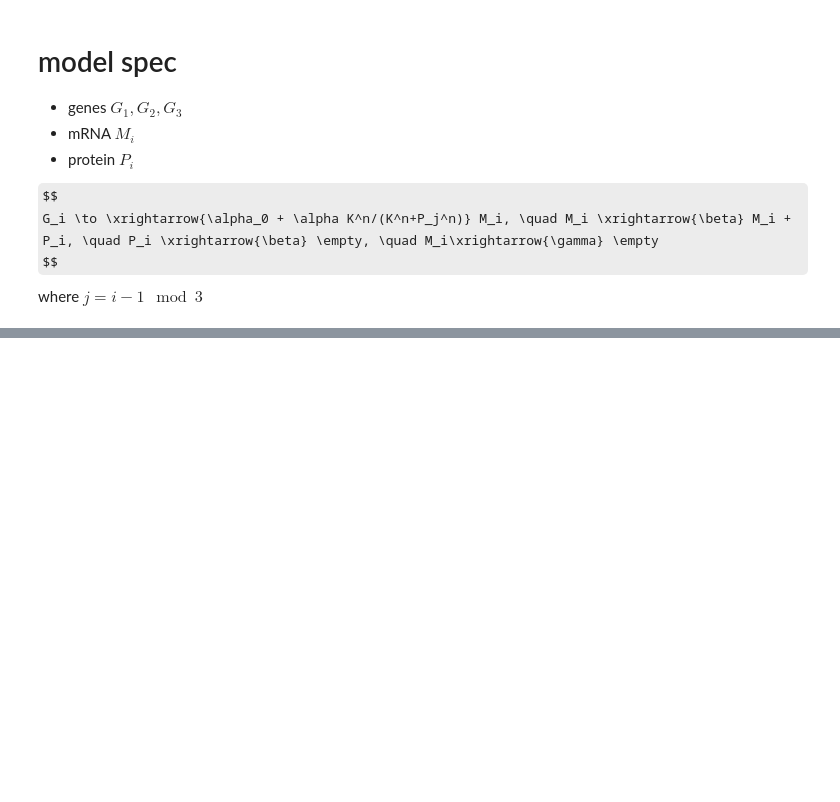
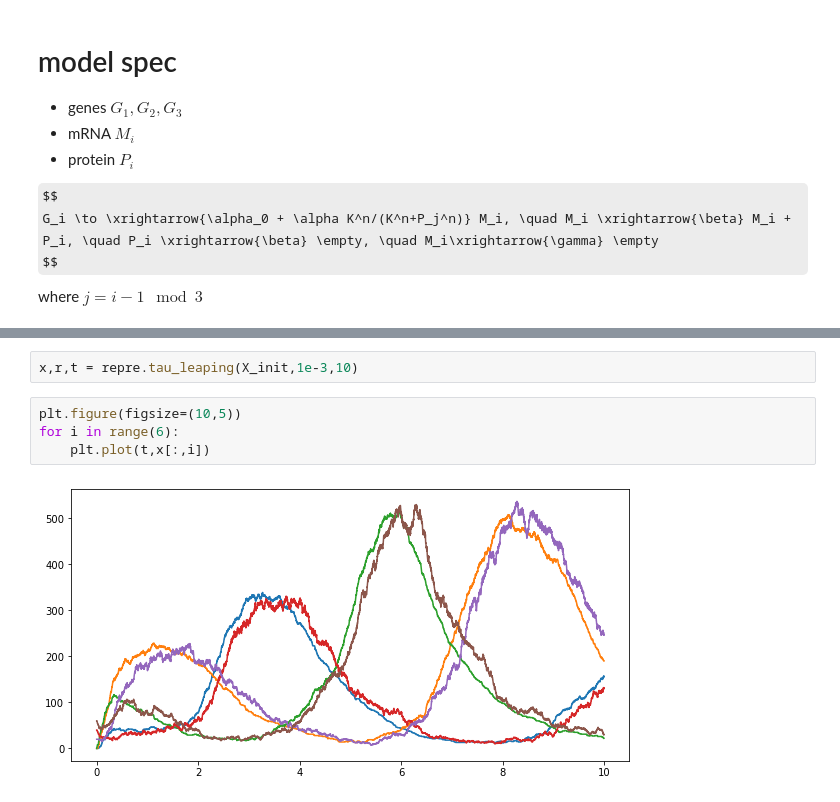
Before and after one commit to WangHaiYang874/ABC22, a Jupyter notebook: repressilator.ipynb, the cells around one changed output, grey strips where cells are left out. Saved outputs shown, nothing was run; the diff lists cells and outputs as text; some formulas as TeX source; blank space fills up the shorter version.

```diff
--- a/repressilator.ipynb
+++ b/repressilator.ipynb
@@ -73,0 +49,8 @@ SyntaxError: invalid syntax (1184300388.py, line 19)
+# %%
+x,r,t = repre.tau_leaping(X_init,1e-3,10)
+# %%
+plt.figure(figsize=(10,5))
+for i in range(6):
+    plt.plot(t,x[:,i])
+# %% [output]
+[figure, added]
```
Also changed, not shown: parts of 13 cells of this notebook.
